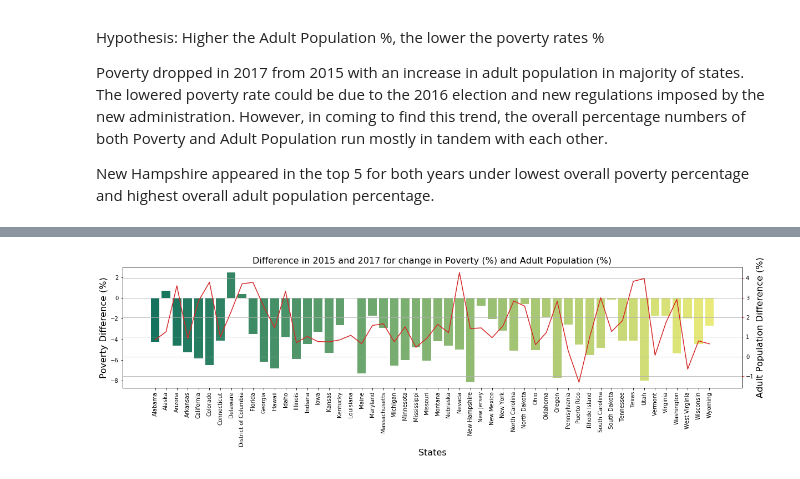
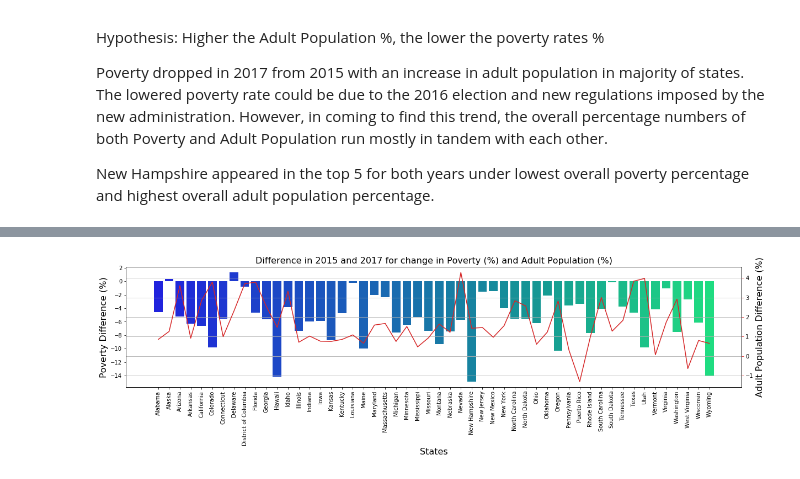
Before and after one commit to charlim26/censusproject, a Jupyter notebook: Kmar_Citizen_Poverty/Adult_Poverty.ipynb, the cells around one changed output, grey strips where cells are left out. Cells and saved outputs as stored; diff of their text form; code cells hidden in the pictures.

```diff
--- a/Kmar_Citizen_Poverty/Adult_Poverty.ipynb
+++ b/Kmar_Citizen_Poverty/Adult_Poverty.ipynb
@@ -246,24 +298,27 @@ New Hampshire appeared in the top 5 for both years under lowest overall poverty
 # %%
 # Create combo chart
 fig, ax1 = plt.subplots(figsize=(20,4))
 color = 'tab:green'
+
 #bar plot creation
 ax1.set_title('Difference in 2015 and 2017 for change in Poverty (%) and Adult Population (%)', fontsize=16)
-ax1 = sns.barplot(x='State', y='Poverty(%)1517Diff', data = combo_1517, palette='summer')
+ax1 = sns.barplot(x='State', y='ChildPoverty(%)1517Diff', data = combo_1517, palette='winter')
 ax1.tick_params(axis='y')
+
 # Share the same x-axis
 ax2 = ax1.twinx()
 color = 'tab:red'
+
 # Line plot creation
 ax2 = sns.lineplot(x='State', y='VotingAgeCitizen(%)1517Diff', data = combo_1517, sort=False, color=color)
 ax2.tick_params(axis='y', color=color)
 ax1.set_xlabel('States', fontsize=16)
 ax1.set_ylabel('Poverty Difference (%)', fontsize=16)
 ax2.set_ylabel('Adult Population Difference (%)', fontsize=16)
 ax1.set_xticklabels(ax1.get_xticklabels(), rotation=90)
 plt.grid()
 
 #show plot
 plt.show()
 # %% [output]
-[figure, old version]
+[figure, new version]
```
Also changed, not shown: parts of 14 cells of this notebook.
